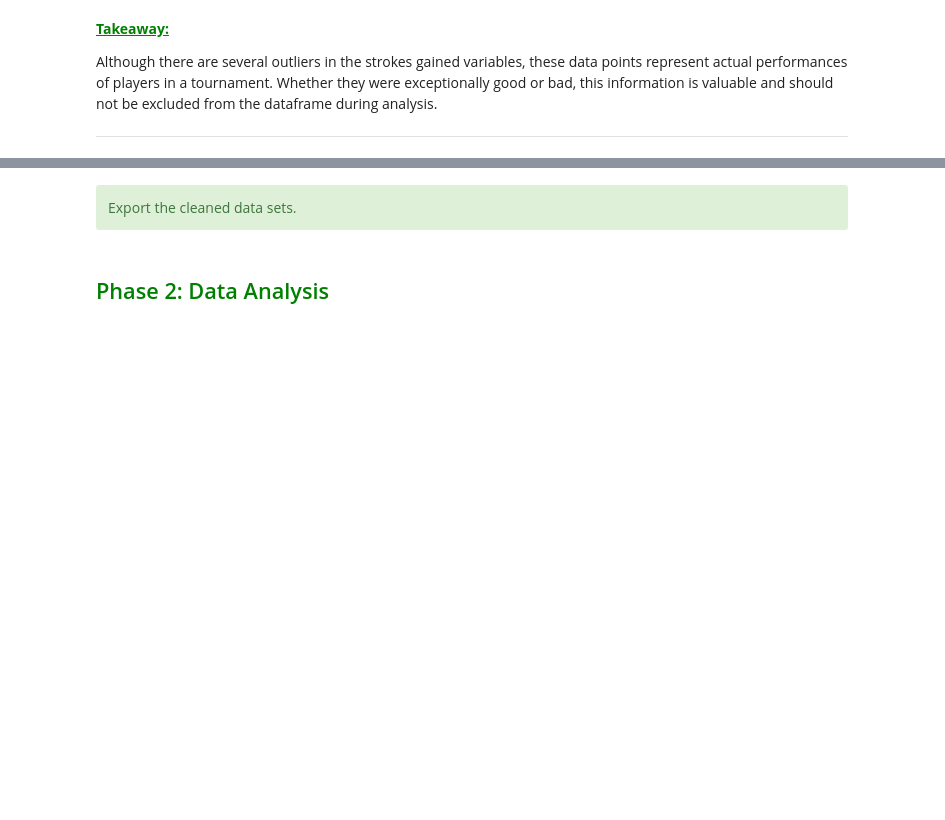
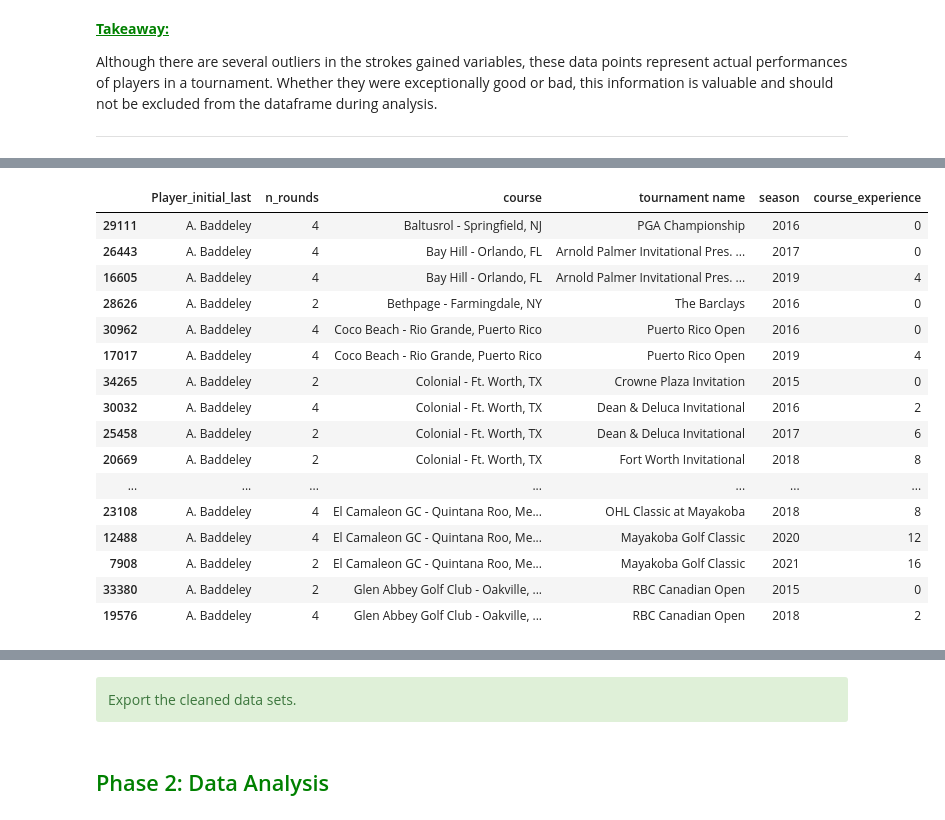
Before and after one commit to stefanjenss/Projects, a Jupyter notebook: PGA Tour Exploratory Data Analysis (Work)/PGA_Tour_EDA--1_Data_Preprocessing_Phase.ipynb, the cells around one changed output, grey strips where cells are left out. Drawn from its saved outputs; the diff is of its cells as text; code cells hidden in the pictures; blank space fills up the shorter version.

```diff
--- a/PGA Tour Exploratory Data Analysis (Work)/PGA_Tour_EDA--1_Data_Preprocessing_Phase.ipynb
+++ b/PGA Tour Exploratory Data Analysis (Work)/PGA_Tour_EDA--1_Data_Preprocessing_Phase.ipynb
@@ -880,0 +1169,34 @@ season_2022_exp
+# %%
+# Group the dataset by player and course, and calculate the cumulative sum of n_rounds
+pga_cleaning['course_experience'] = pga_cleaning.groupby(['player', 'course'])['n_rounds'].cumsum()
+
+# Subtract the current n_rounds from the cumulative sum to get the number of rounds the player has previously played at that course
+pga_cleaning['course_experience'] -= pga_cleaning['n_rounds']
+
+# Sort the dataset by player, course, and season in ascending order
+pga_cleaning.sort_values(['player', 'course', 'season'], inplace=True)
+
+# Reset the course_experience to 0 for the first season of each player and course combination
+pga_cleaning.loc[pga_cleaning.groupby(['player', 'course'])['season'].idxmin(), 'course_experience'] = 0
+
+# Display the updated dataset
+pga_cleaning[['Player_initial_last', 'n_rounds', 'course', 'tournament name', 'season', 'course_experience']].head(30)
+pga_cleaning[['Player_initial_last', 'n_rounds', 'course', 'tournament name', 'season', 'course_experience']].tail(30)
+# %% [output]
+|  | Player_initial_last | n_rounds | course | tournament name | season | course_experience |
+| 29111 | A. Baddeley | 4 | Baltusrol - Springfield, NJ | PGA Championship | 2016 | 0 |
+| 26443 | A. Baddeley | 4 | Bay Hill - Orlando, FL | Arnold Palmer Invitational Pres. ... | 2017 | 0 |
+| 16605 | A. Baddeley | 4 | Bay Hill - Orlando, FL | Arnold Palmer Invitational Pres. ... | 2019 | 4 |
+| 28626 | A. Baddeley | 2 | Bethpage - Farmingdale, NY | The Barclays | 2016 | 0 |
+| 30962 | A. Baddeley | 4 | Coco Beach - Rio Grande, Puerto Rico | Puerto Rico Open | 2016 | 0 |
+| 17017 | A. Baddeley | 4 | Coco Beach - Rio Grande, Puerto Rico | Puerto Rico Open | 2019 | 4 |
+| 34265 | A. Baddeley | 2 | Colonial - Ft. Worth, TX | Crowne Plaza Invitation | 2015 | 0 |
+| 30032 | A. Baddeley | 4 | Colonial - Ft. Worth, TX | Dean & Deluca Invitational | 2016 | 2 |
+| 25458 | A. Baddeley | 2 | Colonial - Ft. Worth, TX | Dean & Deluca Invitational | 2017 | 6 |
+| 20669 | A. Baddeley | 2 | Colonial - Ft. Worth, TX | Fort Worth Invitational | 2018 | 8 |
+| ... | ... | ... | ... | ... | ... | ... |
+| 23108 | A. Baddeley | 4 | El Camaleon GC - Quintana Roo, Me... | OHL Classic at Mayakoba | 2018 | 8 |
+| 12488 | A. Baddeley | 4 | El Camaleon GC - Quintana Roo, Me... | Mayakoba Golf Classic | 2020 | 12 |
+| 7908 | A. Baddeley | 2 | El Camaleon GC - Quintana Roo, Me... | Mayakoba Golf Classic | 2021 | 16 |
+| 33380 | A. Baddeley | 2 | Glen Abbey Golf Club - Oakville, ... | RBC Canadian Open | 2015 | 0 |
+| 19576 | A. Baddeley | 4 | Glen Abbey Golf Club - Oakville, ... | RBC Canadian Open | 2018 | 2 |
```
Also changed, not shown: parts of 36 cells of this notebook, 1 other file.
